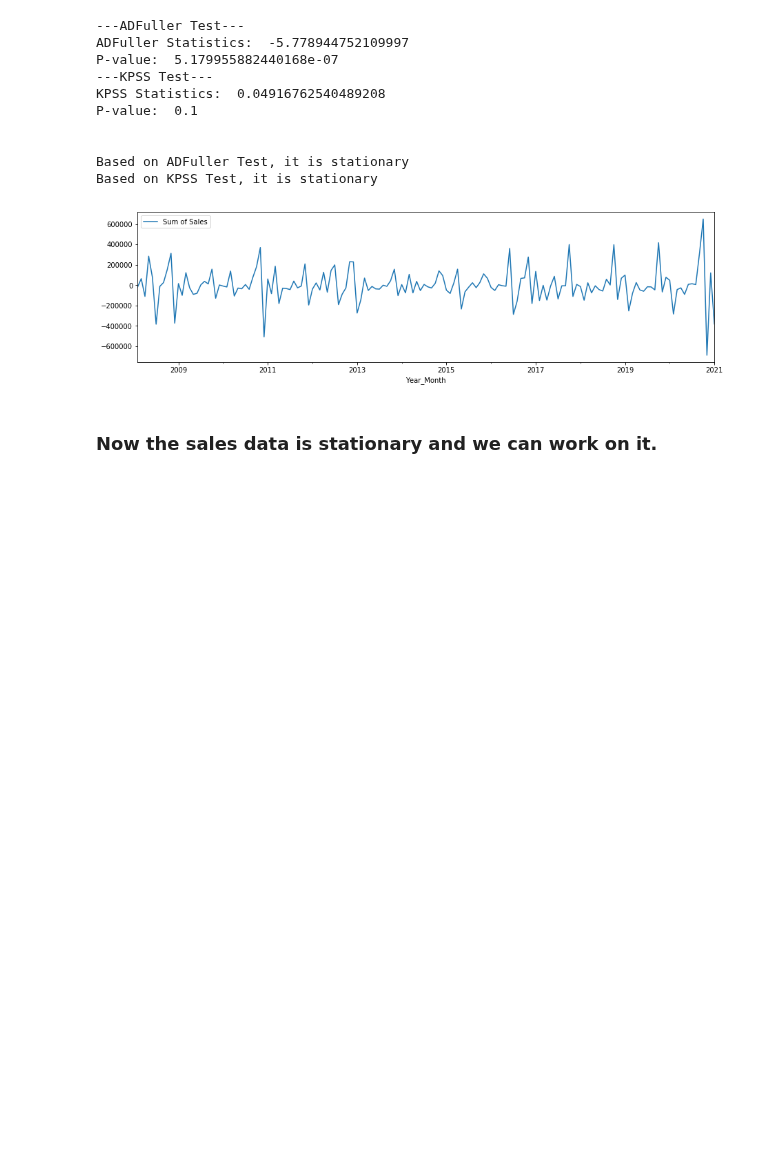
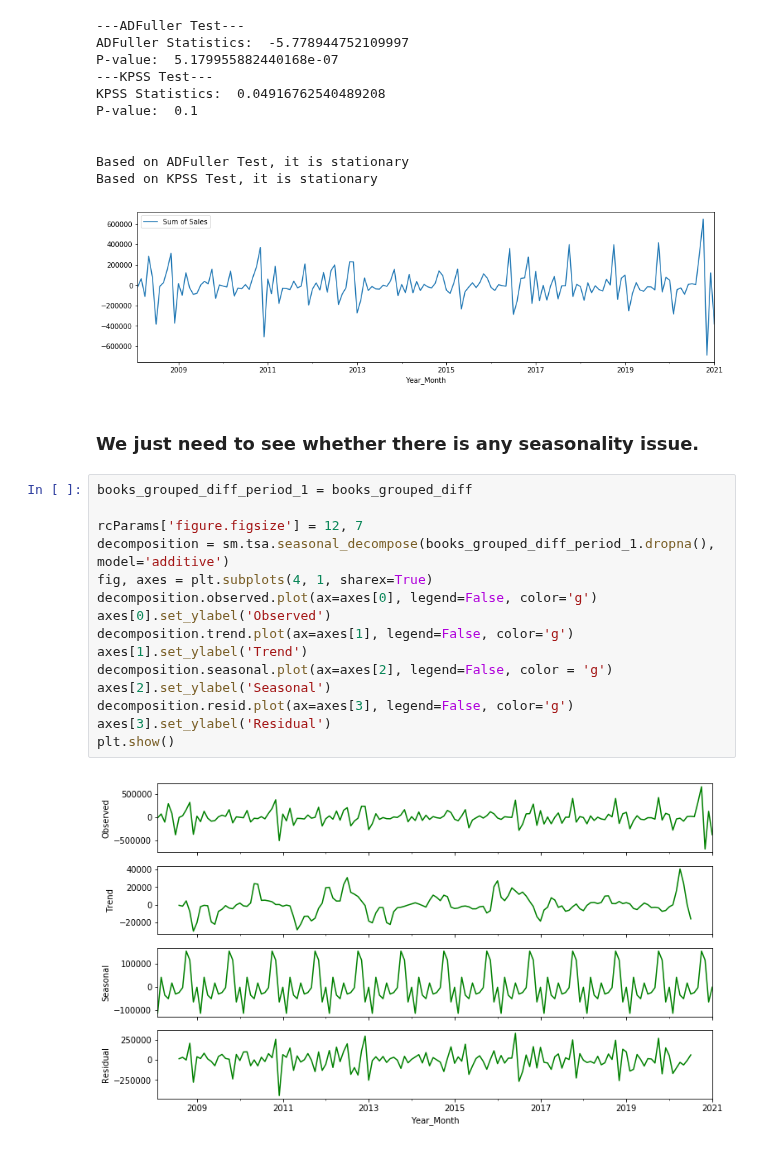
Before and after one commit to rnair7163/LabelMaster_Sales_Forecasting, a Jupyter notebook: Sales_Data/monthly_sales_eda.ipynb, the cells around one changed output. Saved outputs shown, nothing was run; the diff lists cells and outputs as text; blank space fills up the shorter version.

```diff
--- a/Sales_Data/monthly_sales_eda.ipynb
+++ b/Sales_Data/monthly_sales_eda.ipynb
@@ -181,5 +183,22 @@ P-value:  0.1
 Based on ADFuller Test, it is stationary
 Based on KPSS Test, it is stationary
 [figure]
-# %% [markdown]
-### Now the sales data is stationary and we can work on it.
+# %% [markdown]
+### We just need to see whether there is any seasonality issue.
+# %%
+books_grouped_diff_period_1 = books_grouped_diff
+
+rcParams['figure.figsize'] = 12, 7
+decomposition = sm.tsa.seasonal_decompose(books_grouped_diff_period_1.dropna(), model='additive')
+fig, axes = plt.subplots(4, 1, sharex=True)
+decomposition.observed.plot(ax=axes[0], legend=False, color='g')
+axes[0].set_ylabel('Observed')
+decomposition.trend.plot(ax=axes[1], legend=False, color='g')
+axes[1].set_ylabel('Trend')
+decomposition.seasonal.plot(ax=axes[2], legend=False, color = 'g')
+axes[2].set_ylabel('Seasonal')
+decomposition.resid.plot(ax=axes[3], legend=False, color='g')
+axes[3].set_ylabel('Residual')
+plt.show()
+# %% [output]
+[figure, added]
```
Also changed, not shown: parts of 5 cells of this notebook.
